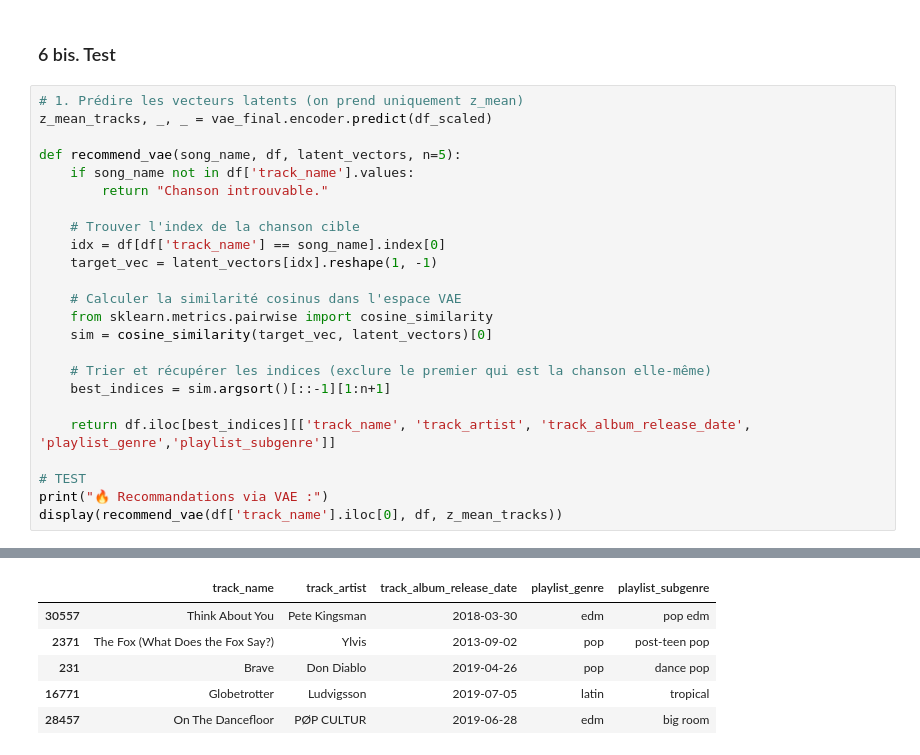
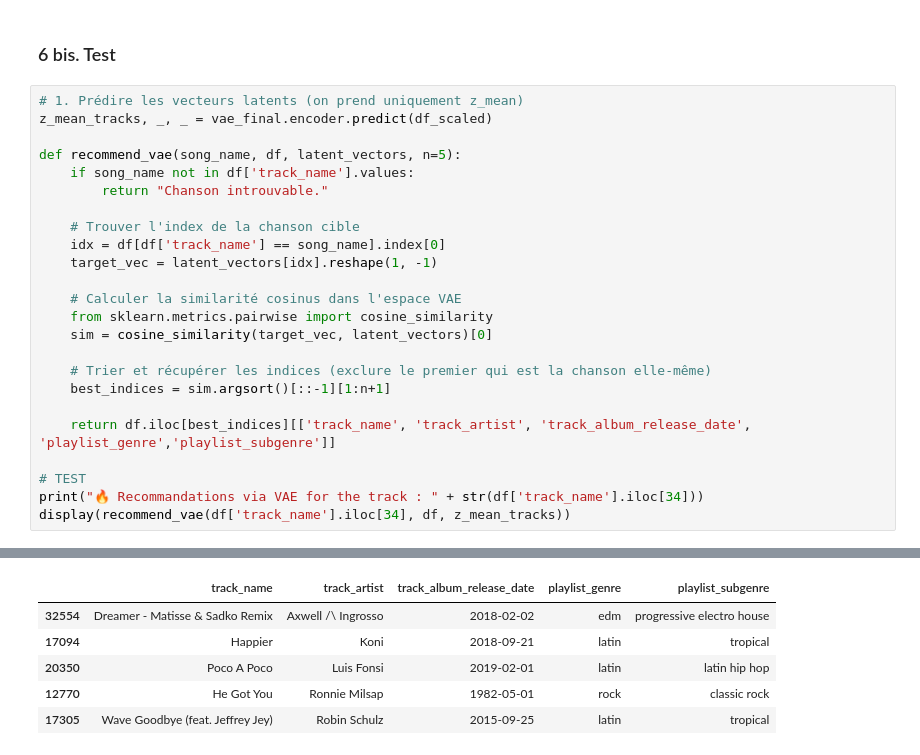
Before and after one commit to farahamorri/NextBeatSpotify, a Jupyter notebook: nextBeatSpotify.ipynb, the cells around one changed output, grey strips where cells are left out. Drawn from its saved outputs; the diff is of its cells as text.

```diff
--- a/nextBeatSpotify.ipynb
+++ b/nextBeatSpotify.ipynb
@@ -866,6 +870,6 @@ def recommend_vae(song_name, df, latent_vectors, n=5):
     return df.iloc[best_indices][['track_name', 'track_artist', 'track_album_release_date', 'playlist_genre','playlist_subgenre']]
 
 # TEST
-print("🔥 Recommandations via VAE :")
-display(recommend_vae(df['track_name'].iloc[0], df, z_mean_tracks))
+print("🔥 Recommandations via VAE for the track : " + str(df['track_name'].iloc[34]))
+display(recommend_vae(df['track_name'].iloc[34], df, z_mean_tracks))
 # %% [output]
@@ -874,6 +878,6 @@ display(recommend_vae(df['track_name'].iloc[0], df, z_mean_tracks))
 |  | track_name | track_artist | track_album_release_date | playlist_genre | playlist_subgenre |
-| 30557 | Think About You | Pete Kingsman | 2018-03-30 | edm | pop edm |
-| 2371 | The Fox (What Does the Fox Say?) | Ylvis | 2013-09-02 | pop | post-teen pop |
-| 231 | Brave | Don Diablo | 2019-04-26 | pop | dance pop |
-| 16771 | Globetrotter | Ludvigsson | 2019-07-05 | latin | tropical |
-| 28457 | On The Dancefloor | PØP CULTUR | 2019-06-28 | edm | big room |
+| 32554 | Dreamer - Matisse & Sadko Remix | Axwell /\ Ingrosso | 2018-02-02 | edm | progressive electro house |
+| 17094 | Happier | Koni | 2018-09-21 | latin | tropical |
+| 20350 | Poco A Poco | Luis Fonsi | 2019-02-01 | latin | latin hip hop |
+| 12770 | He Got You | Ronnie Milsap | 1982-05-01 | rock | classic rock |
+| 17305 | Wave Goodbye (feat. Jeffrey Jey) | Robin Schulz | 2015-09-25 | latin | tropical |
```
Also changed, not shown: parts of 19 cells of this notebook.
